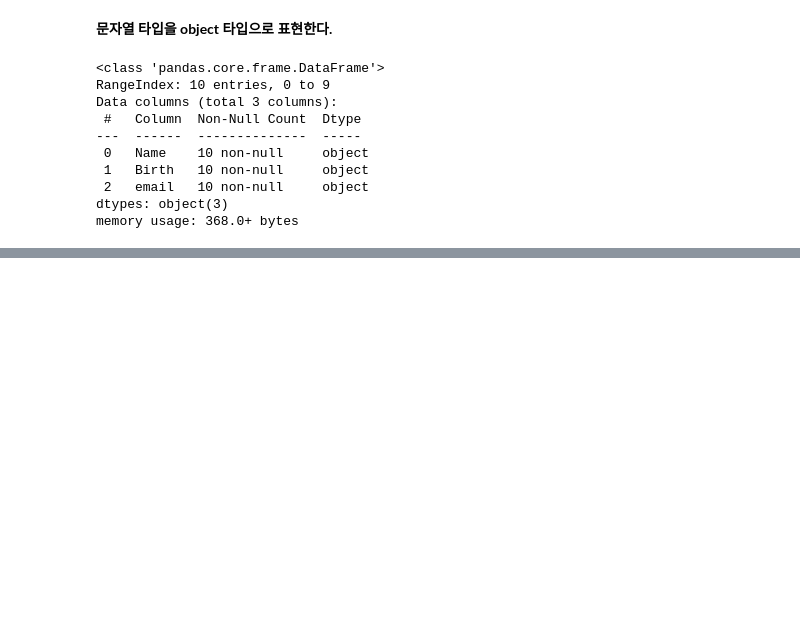
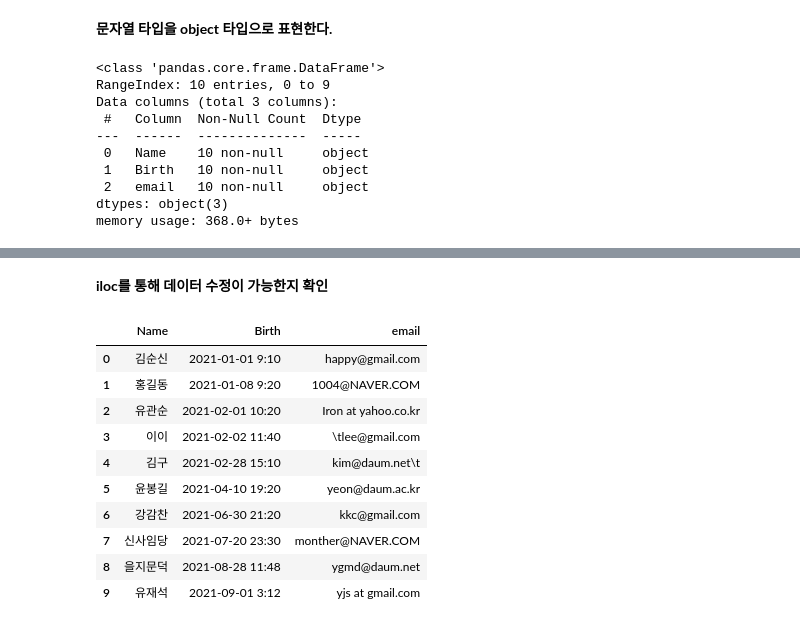
Before and after one commit to Yejin-Ha/Tech-Stack, a Jupyter notebook: pythonLib/01_Pandas_basic.ipynb, the cells around one changed output, grey strips where cells are left out. Drawn from its saved outputs; the diff is of its cells as text; code cells hidden in the pictures; blank space fills up the shorter version.

```diff
--- a/pythonLib/01_Pandas_basic.ipynb
+++ b/pythonLib/01_Pandas_basic.ipynb
@@ -282,0 +359,3 @@ memory usage: 368.0+ bytes
+# %%
+df = pd.read_csv('dataset/01.date_data.csv')
+df
@@ -282,0 +388,17 @@ memory usage: 368.0+ bytes
+# %% [markdown]
+**iloc를 통해 데이터 수정이 가능한지 확인**
+# %%
+df.iloc[0,0] = '김순신'
+df
+# %% [output]
+|  | Name | Birth | email |
+| 0 | 김순신 | 2021-01-01 9:10 | happy@gmail.com |
+| 1 | 홍길동 | 2021-01-08 9:20 | 1004@NAVER.COM |
+| 2 | 유관순 | 2021-02-01 10:20 | Iron at yahoo.co.kr |
+| 3 | 이이 | 2021-02-02 11:40 | \tlee@gmail.com |
+| 4 | 김구 | 2021-02-28 15:10 | kim@daum.net\t |
+| 5 | 윤봉길 | 2021-04-10 19:20 | yeon@daum.ac.kr |
+| 6 | 강감찬 | 2021-06-30 21:20 | kkc@gmail.com |
+| 7 | 신사임당 | 2021-07-20 23:30 | monther@NAVER.COM |
+| 8 | 을지문덕 | 2021-08-28 11:48 | ygmd@daum.net |
+| 9 | 유재석 | 2021-09-01 3:12 | yjs at gmail.com |
```
Also changed, not shown: parts of 12 cells of this notebook, 1 other file.
